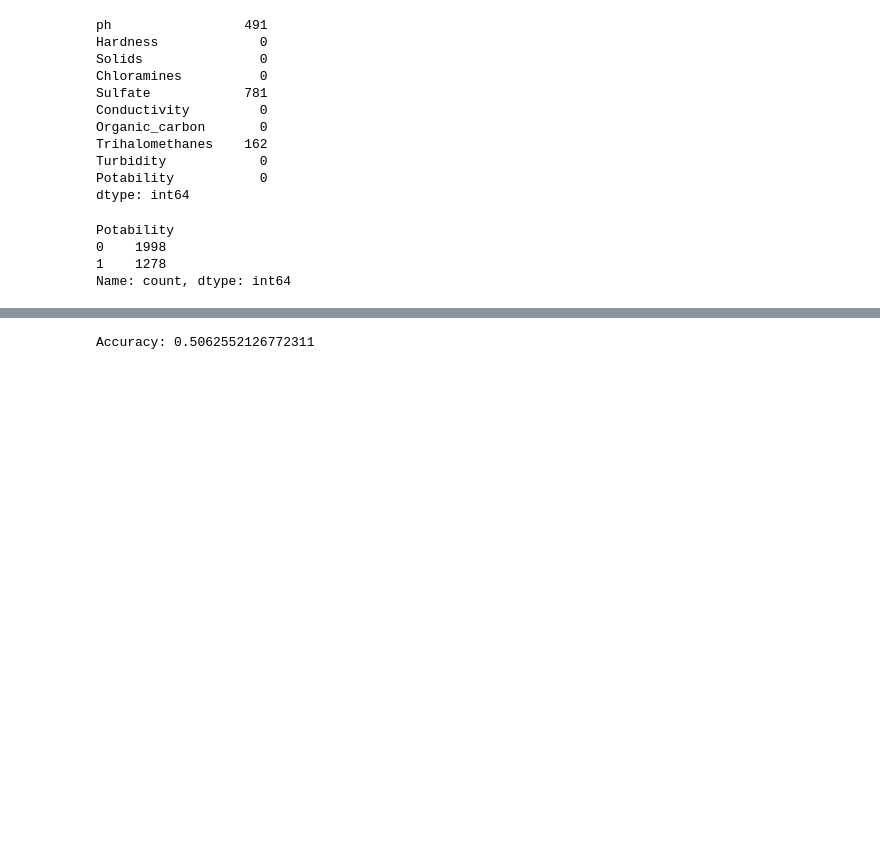
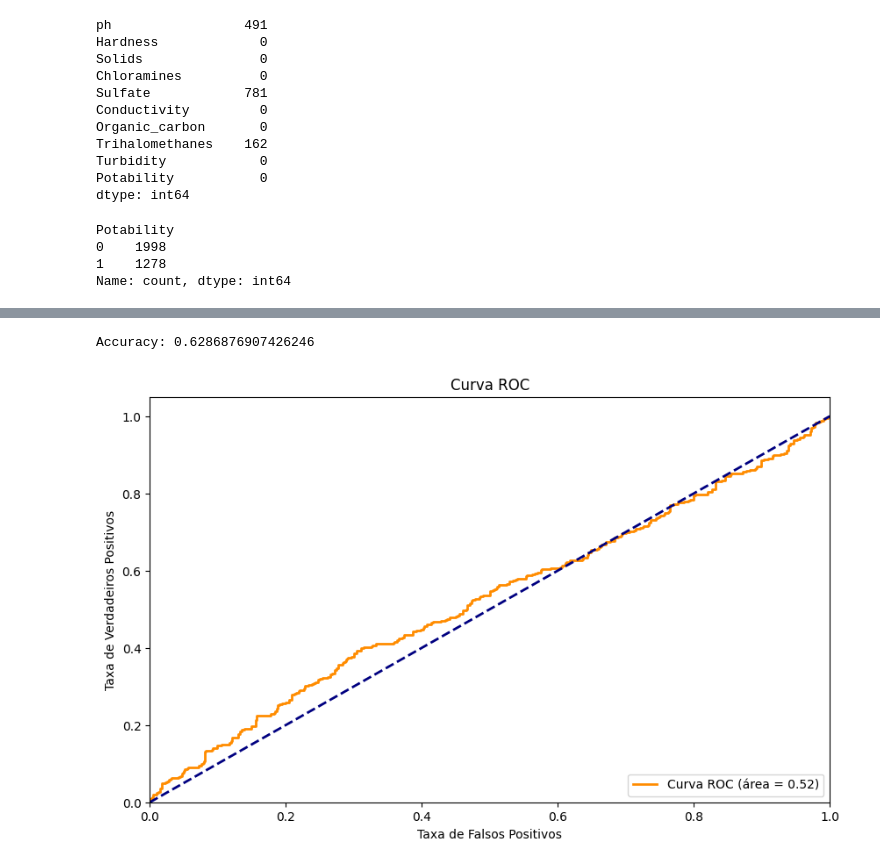
Before and after one commit to pinheiro-lucas/water-potability, a Jupyter notebook: notebooks/logistic_regression.ipynb, the cells around one changed output, grey strips where cells are left out. Cells and saved outputs as stored; diff of their text form; code cells hidden in the pictures; blank space fills up the shorter version.

Commit message:
[UPDATE] Regressão logística

```diff
--- a/notebooks/logistic_regression.ipynb
+++ b/notebooks/logistic_regression.ipynb
@@ -126,7 +126,16 @@ X_train, X_test, y_train, y_test = train_test_split(x, y, test_size=0.3, random_
 from sklearn.linear_model import LogisticRegression
 model = LogisticRegression(random_state=42)
 
-model.fit(X_train, y_train)
+
+
+# Padronizando as variáveis independentes (é uma boa prática para regressão logística)
+from sklearn.preprocessing import StandardScaler
+scaler = StandardScaler()
+X_train_scaled = scaler.fit_transform(X_train)
+X_test_scaled = scaler.transform(X_test)
+
+
+model.fit(X_train_scaled, y_train)
 
 # Tenta prever a potabilidade da água
 y_pred = model.predict(X_test)
@@ -135,4 +144,40 @@ y_pred = model.predict(X_test)
 from sklearn.metrics import accuracy_score
 print(f'Accuracy: {accuracy_score(y_test, y_pred)}')
 # %% [output]
-Accuracy: 0.5062552126772311
+Accuracy: 0.6286876907426246
+# %%
+#Grafico da curva ROC
+
+from sklearn.metrics import confusion_matrix, accuracy_score, precision_score, recall_score, f1_score, roc_curve, auc
+
+# Matriz de Confusão
+conf_matrix = confusion_matrix(y_test, y_pred)
+
+# Métricas de Avaliação
+accuracy = accuracy_score(y_test, y_pred)
+precision = precision_score(y_test, y_pred)
+recall = recall_score(y_test, y_pred)
+f1 = f1_score(y_test, y_pred)
+
+# Curva ROC e AUC
+y_prob = model.predict_proba(X_test_scaled)[:, 1]
+fpr, tpr, thresholds = roc_curve(y_test, y_prob)
+roc_auc = auc(fpr, tpr)
+
+conf_matrix, accuracy, precision, recall, f1, roc_auc
+
+# Plotando a Curva ROC
+import matplotlib.pyplot as plt
+%matplotlib inline
+plt.figure(figsize=(10, 6))
+plt.plot(fpr, tpr, color='darkorange', lw=2, label='Curva ROC (área = %0.2f)' % roc_auc)
+plt.plot([0, 1], [0, 1], color='navy', lw=2, linestyle='--')
+plt.xlim([0.0, 1.0])
+plt.ylim([0.0, 1.05])
+plt.xlabel('Taxa de Falsos Positivos')
+plt.ylabel('Taxa de Verdadeiros Positivos')
+plt.title('Curva ROC')
+plt.legend(loc="lower right")
+plt.show()
+# %% [output]
+[figure, added]
```
Also changed, not shown: parts of 3 cells of this notebook.
